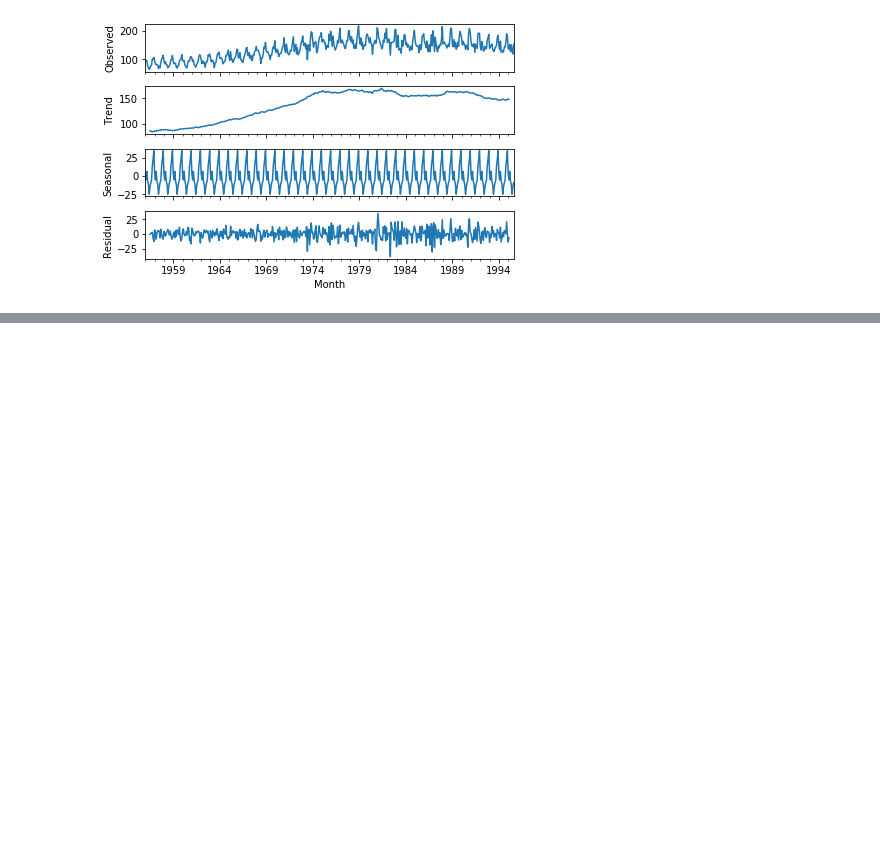
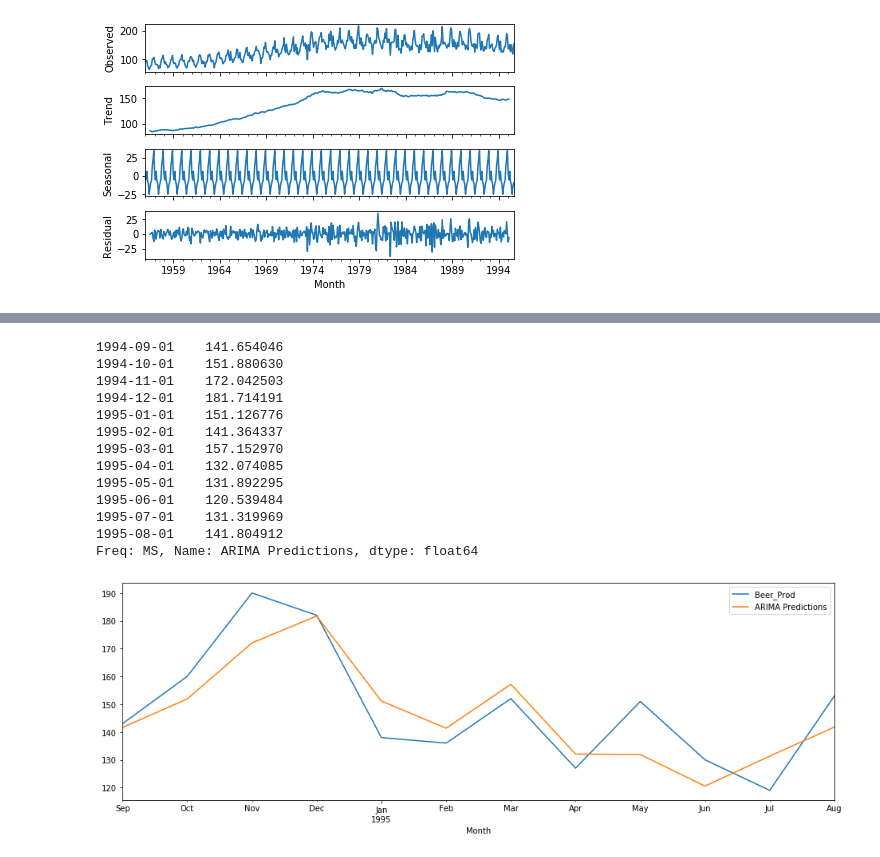
Before and after one commit to PavelVoroninR/Jupiter, a Jupyter notebook: TimeLineAnalisys.ipynb, the cells around one changed output, grey strips where cells are left out. Cells and saved outputs as stored; diff of their text form; code cells hidden in the pictures; blank space fills up the shorter version.

```diff
--- a/TimeLineAnalisys.ipynb
+++ b/TimeLineAnalisys.ipynb
@@ -173,0 +279,6 @@ season.plot();
+# %%
+# trendstr{‘n’,’c’,’t’,’ct’} or iterable, optional
+# order=(1, 0, 0)
+sarimax_model = SARIMAX(train_data, trend='t', order=(2, 1, 1), seasonal_order = (2,0,6,6))
+res = sarimax_model.fit()
+res.summary()
@@ -173,0 +314,17 @@ season.plot();
+# %%
+predict_res(res, test_data.Beer_Prod)
+# %% [output]
+1994-09-01    141.654046
+1994-10-01    151.880630
+1994-11-01    172.042503
+1994-12-01    181.714191
+1995-01-01    151.126776
+1995-02-01    141.364337
+1995-03-01    157.152970
+1995-04-01    132.074085
+1995-05-01    131.892295
+1995-06-01    120.539484
+1995-07-01    131.319969
+1995-08-01    141.804912
+Freq: MS, Name: ARIMA Predictions, dtype: float64
+[figure, added]
```
Also changed, not shown: parts of 19 cells of this notebook.
